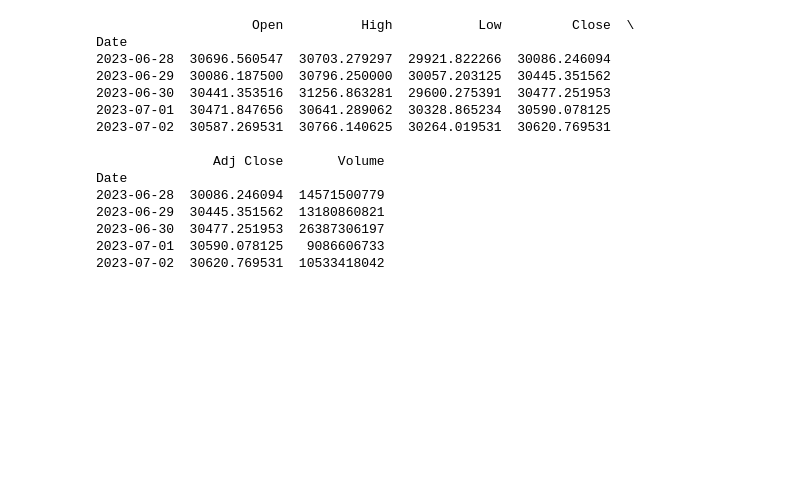
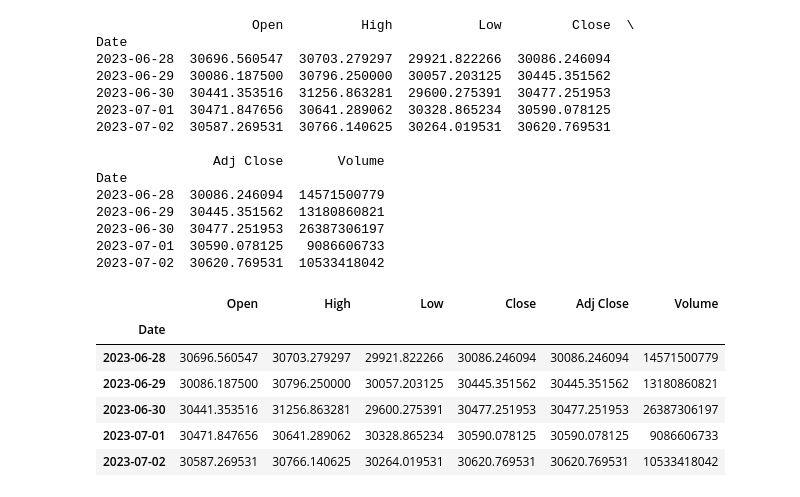
Before and after one commit to KomangAndika/ARIMA-And-Friends, a Jupyter notebook: ARIMA_Friends_BTC-USD.ipynb, the cells around one changed output. Saved outputs shown, nothing was run; the diff lists cells and outputs as text; code cells hidden in the pictures; blank space fills up the shorter version.

```diff
--- a/ARIMA_Friends_BTC-USD.ipynb
+++ b/ARIMA_Friends_BTC-USD.ipynb
@@ -23,3 +46,13 @@ Date
 2023-06-30  30477.251953  26387306197
 2023-07-01  30590.078125   9086606733
 2023-07-02  30620.769531  10533418042
+# %%
+data.head()
+# %% [output]
+|  | Open | High | Low | Close | Adj Close | Volume |
+| Date |  |  |  |  |  |  |
+| 2023-06-28 | 30696.560547 | 30703.279297 | 29921.822266 | 30086.246094 | 30086.246094 | 14571500779 |
+| 2023-06-29 | 30086.187500 | 30796.250000 | 30057.203125 | 30445.351562 | 30445.351562 | 13180860821 |
+| 2023-06-30 | 30441.353516 | 31256.863281 | 29600.275391 | 30477.251953 | 30477.251953 | 26387306197 |
+| 2023-07-01 | 30471.847656 | 30641.289062 | 30328.865234 | 30590.078125 | 30590.078125 | 9086606733 |
+| 2023-07-02 | 30587.269531 | 30766.140625 | 30264.019531 | 30620.769531 | 30620.769531 | 10533418042 |
```
Also changed, not shown: parts of 9 cells of this notebook.
